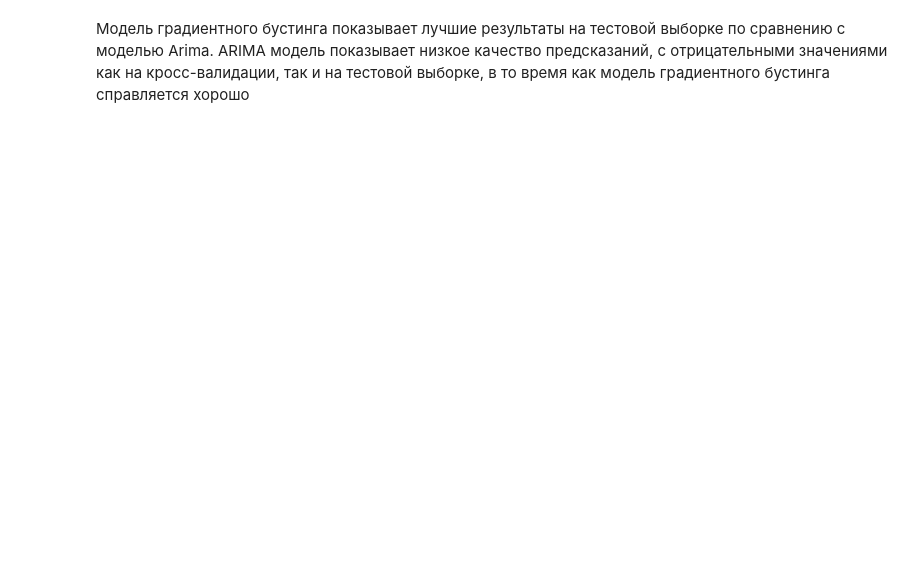
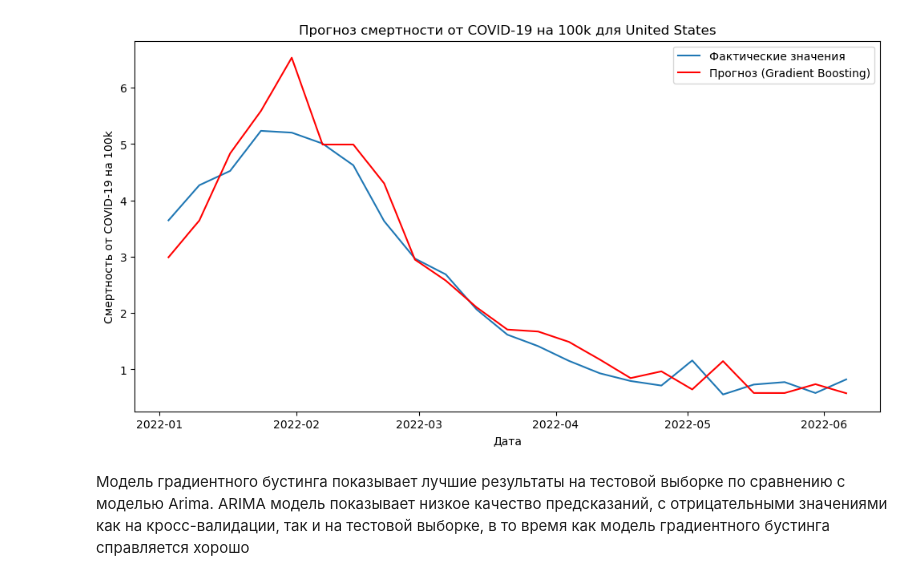
Before and after one commit to adinai-omurbaeva/ds-course, a Jupyter notebook: 13/13_2.ipynb, the cells around one changed output. Saved outputs shown, nothing was run; the diff lists cells and outputs as text; code cells hidden in the pictures; blank space fills up the shorter version.

```diff
--- a/13/13_2.ipynb
+++ b/13/13_2.ipynb
@@ -75,12 +99,14 @@ plt.show()
 # %%
 plt.figure(figsize=(12, 6))
-plt.plot(y_test.index, y_test, label='Фактические значения')
-plt.plot(y_test.index, y_pred_gb, label='Прогноз (Gradient Boosting)', color='red')
+plt.plot(region_df['start_date'].iloc[-len(y_test):], y_test, label='Фактические значения')
+plt.plot(region_df['start_date'].iloc[-len(y_test):], y_pred_gb, label='Прогноз (Gradient Boosting)', color='red')
 plt.legend()
 plt.title(f'Прогноз смертности от COVID-19 на 100k для {selected_region}')
 plt.xlabel('Дата')
 plt.ylabel('Смертность от COVID-19 на 100k')
 plt.show()
+# %% [output]
+[figure, added]
 # %% [markdown]
 Модель градиентного бустинга показывает лучшие результаты на тестовой выборке по сравнению с моделью Arima.
 ARIMA модель показывает низкое качество предсказаний, с отрицательными значениями как на кросс-валидации, так и на тестовой выборке, в то время как модель градиентного бустинга справляется хорошо
```
Also changed, not shown: parts of 9 cells of this notebook.
